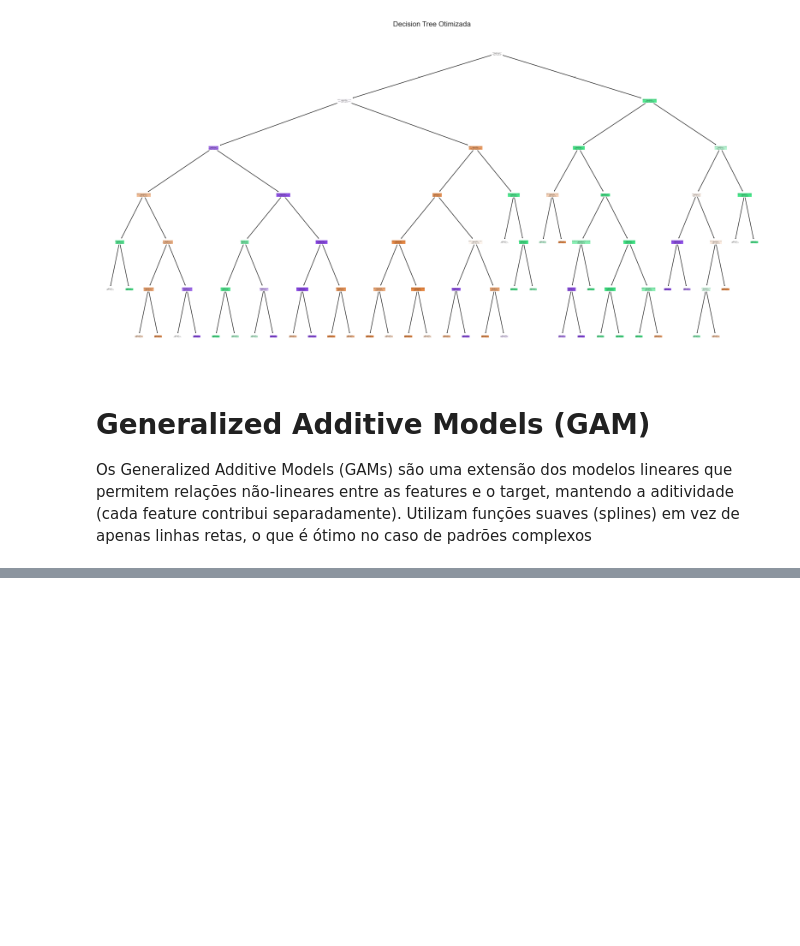
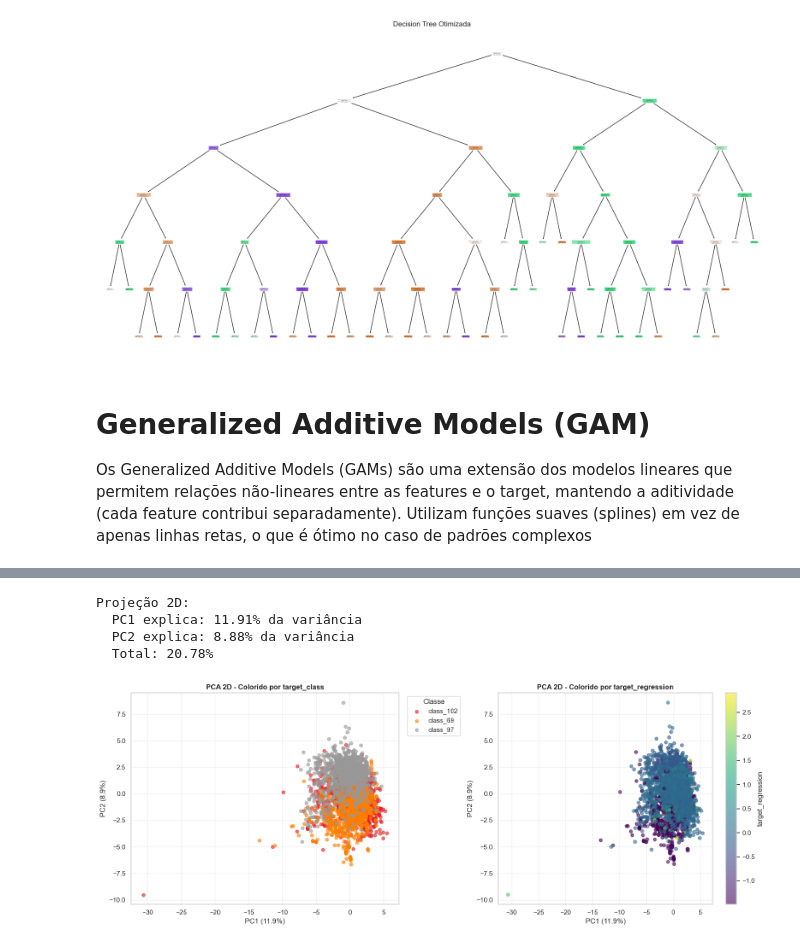
Before and after one commit to acatt-01/APRAU_EFG_B_1230166_1191619, a Jupyter notebook: APRAU_EFG_B_1191619_1230166.ipynb, the cells around one changed output, grey strips where cells are left out. Drawn from its saved outputs; the diff is of its cells as text; code cells hidden in the pictures; blank space fills up the shorter version.

```diff
--- a/APRAU_EFG_B_1191619_1230166.ipynb
+++ b/APRAU_EFG_B_1191619_1230166.ipynb
@@ -3176,0 +3919,55 @@ Os Generalized Additive Models (GAMs) são uma extensão dos modelos lineares qu
+# %%
+# PCA com 2 componentes para visualização
+pca_2d = PCA(n_components=2)
+X_pca_2d = pca_2d.fit_transform(X_pca_scaled)
+
+# DataFrame para visualização
+pca_2d_df = pd.DataFrame({
+    'PC1': X_pca_2d[:, 0],
+    'PC2': X_pca_2d[:, 1],
+    'target_class': y_pca_cls,
+    'target_regression': y_pca_reg
+})
+
+print("Projeção 2D:")
+print(f"  PC1 explica: {pca_2d.explained_variance_ratio_[0]*100:.2f}% da variância")
+print(f"  PC2 explica: {pca_2d.explained_variance_ratio_[1]*100:.2f}% da variância")
+print(f"  Total: {sum(pca_2d.explained_variance_ratio_)*100:.2f}%")
+# %% [output]
+Projeção 2D:
+  PC1 explica: 11.91% da variância
+  PC2 explica: 8.88% da variância
+  Total: 20.78%
+# %%
+# Visualização 2D
+fig, axes = plt.subplots(1, 2, figsize=(16, 6))
+
+# 1. Colorido por Classe (Classificação)
+classes = pca_2d_df['target_class'].unique()
+colors = plt.cm.Set1(np.linspace(0, 1, len(classes)))
+
+for i, cls in enumerate(sorted(classes)):
+    mask = pca_2d_df['target_class'] == cls
+    axes[0].scatter(pca_2d_df.loc[mask, 'PC1'], pca_2d_df.loc[mask, 'PC2'],
+                    c=[colors[i]], label=cls, alpha=0.6, s=30)
+
+axes[0].set_xlabel(f'PC1 ({pca_2d.explained_variance_ratio_[0]*100:.1f}%)')
+axes[0].set_ylabel(f'PC2 ({pca_2d.explained_variance_ratio_[1]*100:.1f}%)')
+axes[0].set_title('PCA 2D - Colorido por target_class', fontsize=12, fontweight='bold')
+axes[0].legend(title='Classe', bbox_to_anchor=(1.02, 1), loc='upper left')
+axes[0].grid(alpha=0.3)
+
+# 2. Colorido por Valor de Regressão
+scatter = axes[1].scatter(pca_2d_df['PC1'], pca_2d_df['PC2'],
+                          c=pca_2d_df['target_regression'],
+                          cmap='viridis', alpha=0.6, s=30)
+axes[1].set_xlabel(f'PC1 ({pca_2d.explained_variance_ratio_[0]*100:.1f}%)')
+axes[1].set_ylabel(f'PC2 ({pca_2d.explained_variance_ratio_[1]*100:.1f}%)')
+axes[1].set_title('PCA 2D - Colorido por target_regression', fontsize=12, fontweight='bold')
+plt.colorbar(scatter, ax=axes[1], label='target_regression')
+axes[1].grid(alpha=0.3)
+
+plt.tight_layout()
+plt.show()
+# %% [output]
+[figure, added]
```
Also changed, not shown: parts of 60 cells of this notebook.
